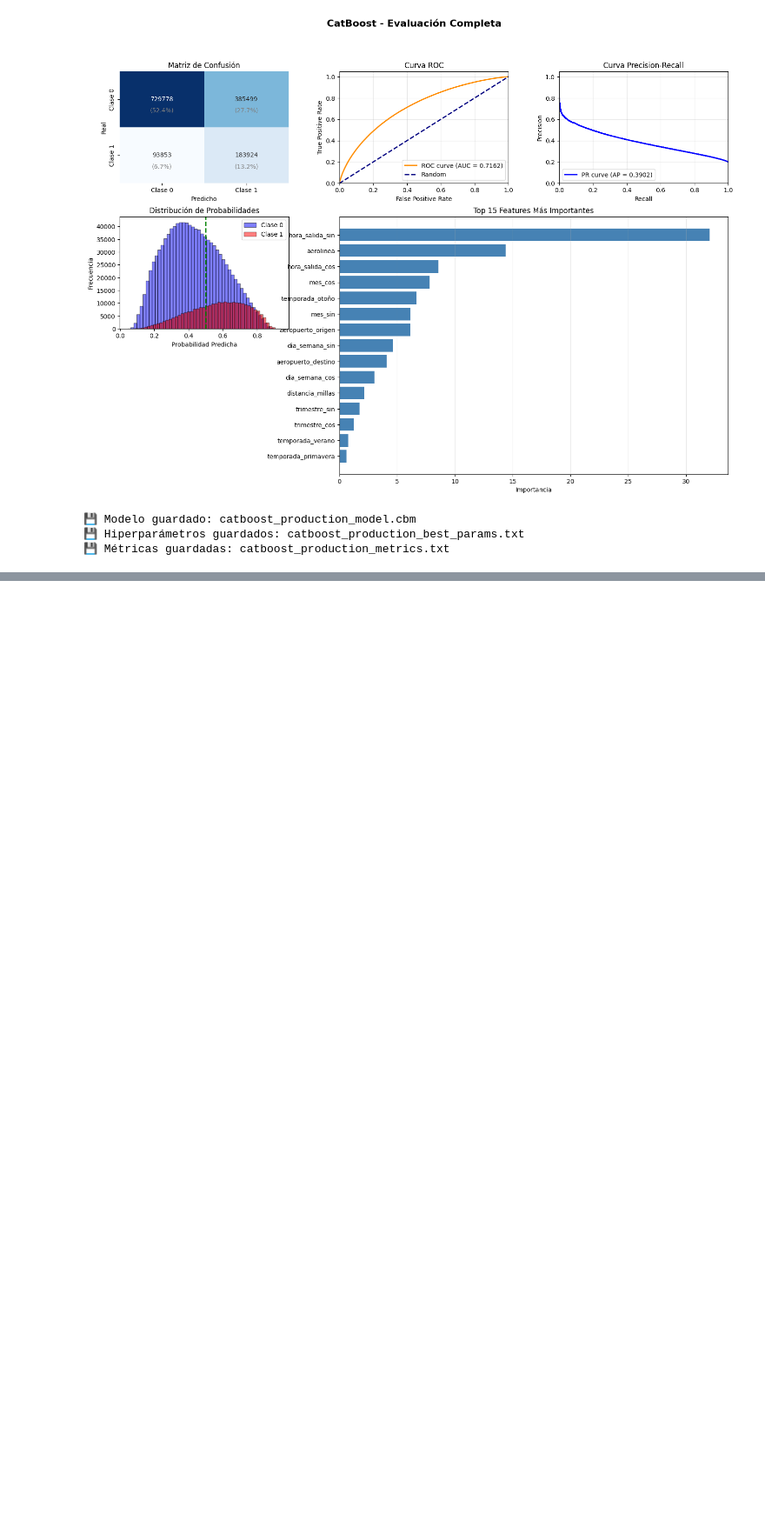
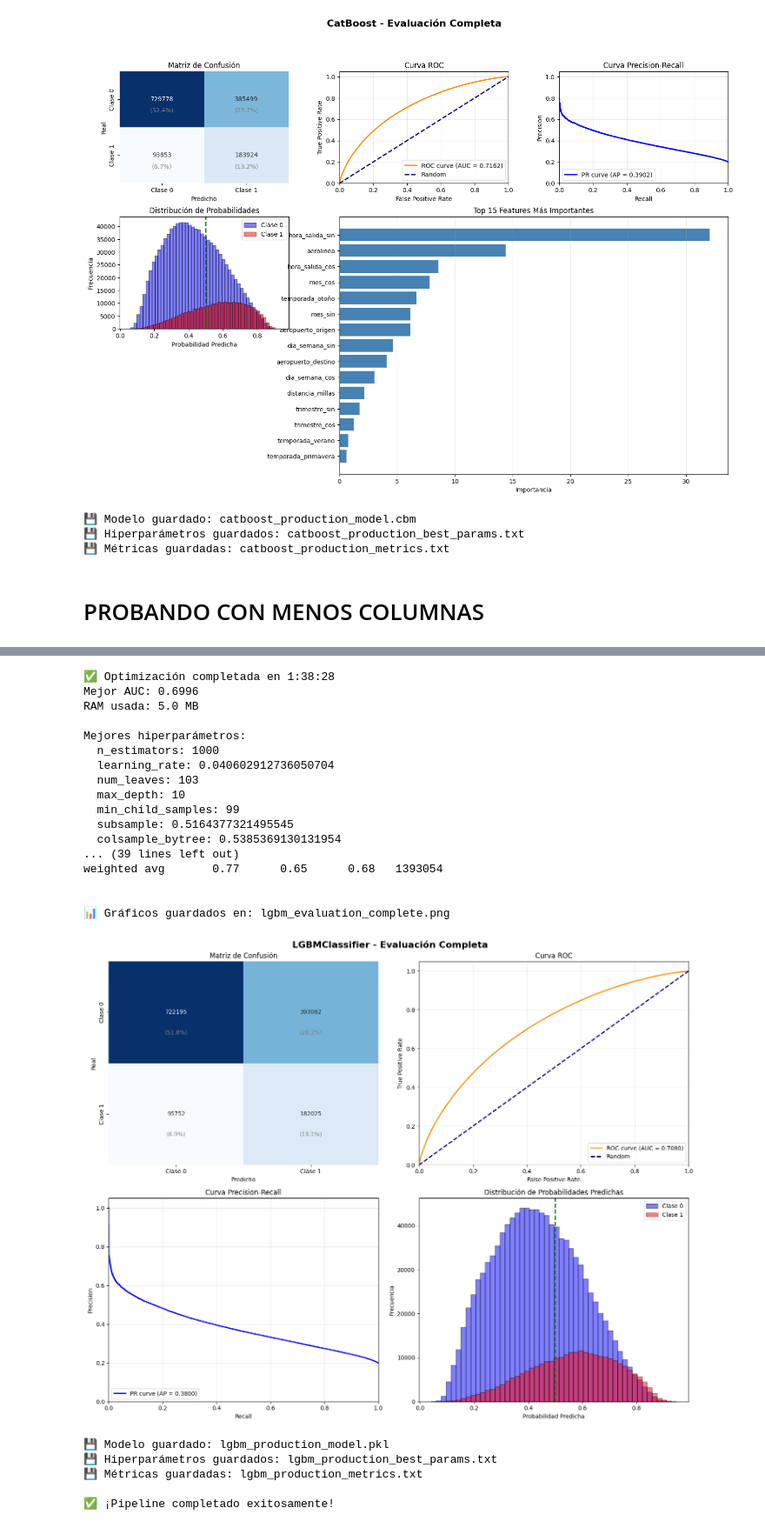
Before and after one commit to d4nye1/flight_on_time_mvp_H12-25-L-Equipo33, a Jupyter notebook: data-science/Optimizando_modelos_NoRNN.ipynb, the cells around one changed output, grey strips where cells are left out. Shown at 87% size. Saved outputs shown, nothing was run; the diff lists cells and outputs as text; code cells hidden in the pictures; blank space fills up the shorter version.

Commit message:
Modelado final

```diff
--- a/data-science/Optimizando_modelos_NoRNN.ipynb
+++ b/data-science/Optimizando_modelos_NoRNN.ipynb
@@ -258,7 +258,7 @@ plt.show()
 # %% [output]
 [figure]
 # %%
-selected_num_features =mi_num_series[abs(mi_num_series) > 0.017].index.tolist()
+selected_num_features =mi_num_series[abs(mi_num_series) > 0.04].index.tolist()
 cols_finales = selected_num_features + ['aerolinea','aeropuerto_origen','aeropuerto_destino']
 # %% [markdown]
 ## Se escogen unas columnas finales
@@ -287,7 +280,7 @@ cols_finales
 
 Se hace un primer experimento para determinar el tamaño de muestra optimo para realizar diferentes combinaciones
 # %%
-X = df_clean_v2[cols_finales].drop(columns=['vuelo_retrasado','tiempo_programado'])
+X = df_clean_v2[cols_finales].drop(columns=['vuelo_retrasado'])
 y = df_clean_v2['vuelo_retrasado']
 # %%
 numerical_columns = X.select_dtypes(include=['int64', 'float64','float32']).columns
@@ -2938,3 +2931,35 @@ aeropuerto_destino        4.08
 💾 Modelo guardado: catboost_production_model.cbm
 💾 Hiperparámetros guardados: catboost_production_best_params.txt
 💾 Métricas guardadas: catboost_production_metrics.txt
+# %% [markdown]
+# PROBANDO CON MENOS COLUMNAS
+# %%
+if __name__ == "__main__":
+    # Crear pipeline
+    pipeline = LGBMProductionScaler(
+        categorical_columns=categorical_columns,
+        numerical_columns=numerical_columns,
+        test_size=0.2,
+        tune_fraction=0.10,
+        apply_undersampling=True,
+        optimize_memory=True,
+        random_state=42
+    )
+
+    # 1. Preparar datos
+    pipeline.prepare_data(X, y)
+
+    # 2. Optimizar hiperparámetros (puedes elegir: 'auc', 'f1', 'precision', 'recall')
+    pipeline.optimize_hyperparameters(n_trials=30, optimize_for='auc', n_jobs=-1)
+
+    # 3. Entrenar modelo final
+    pipeline.train_final_model(n_jobs=-1)
+
+    # 4. Evaluar
+    pipeline.evaluate_model(save_plots=True)
+
+    # 5. Guardar
+    pipeline.save_model_and_results(prefix='lgbm_production')
+
+    print("\n✅ ¡Pipeline completado exitosamente!")
+# %% [output]
@@ -2940,0 +2983,23 @@ aeropuerto_destino        4.08
+✅ Optimización completada en 1:38:28
+Mejor AUC: 0.6996
+RAM usada: 5.0 MB
+
+Mejores hiperparámetros:
+  n_estimators: 1000
+  learning_rate: 0.040602912736050704
+  num_leaves: 103
+  max_depth: 10
+  min_child_samples: 99
+  subsample: 0.5164377321495545
+  colsample_bytree: 0.5385369130131954
+... (39 lines left out)
+weighted avg       0.77      0.65      0.68   1393054
+
+
+📊 Gráficos guardados en: lgbm_evaluation_complete.png
+[figure, added]
+💾 Modelo guardado: lgbm_production_model.pkl
+💾 Hiperparámetros guardados: lgbm_production_best_params.txt
+💾 Métricas guardadas: lgbm_production_metrics.txt
+
+✅ ¡Pipeline completado exitosamente!
```
Also changed, not shown: parts of 3 cells of this notebook.
